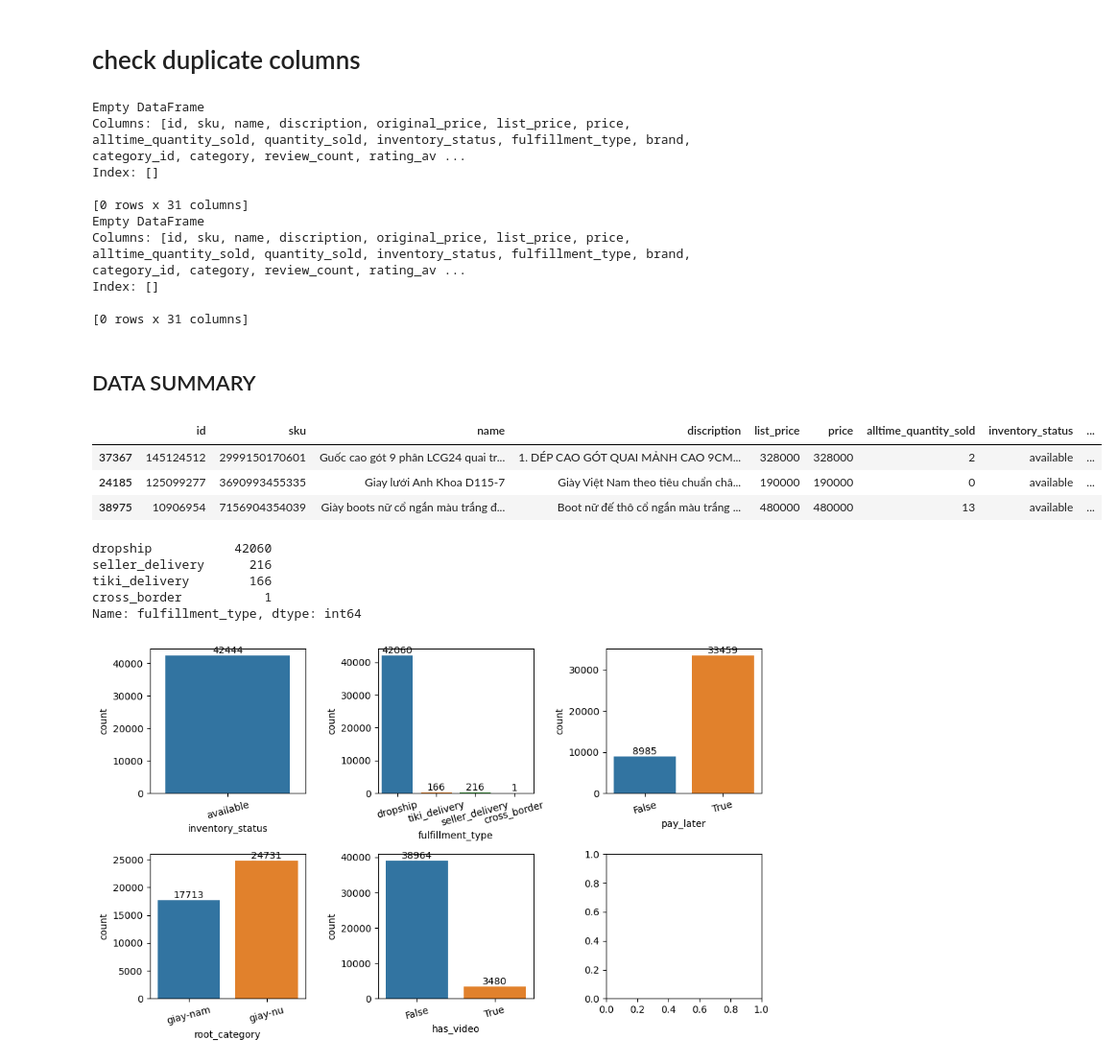
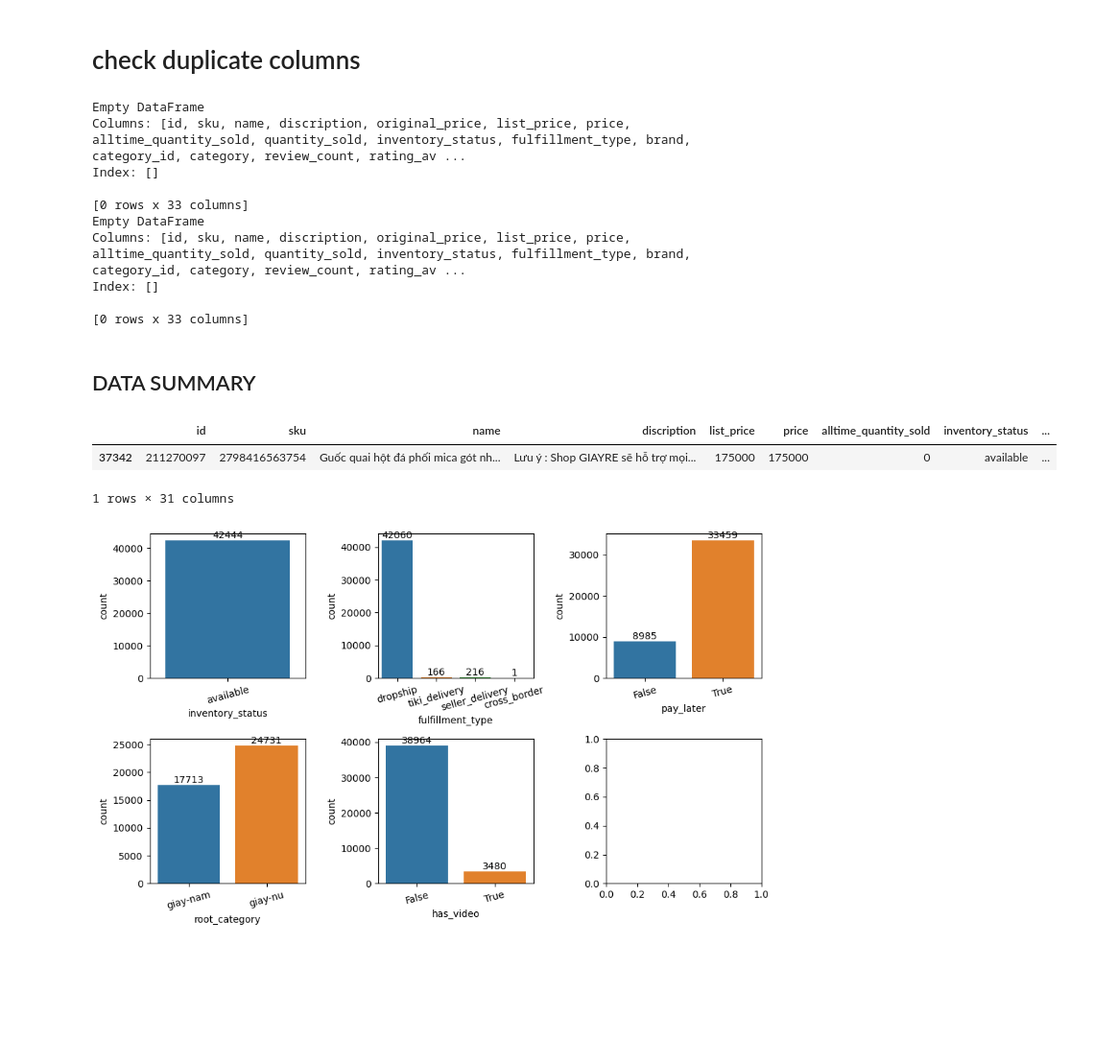
Before and after one commit to minhpham0201/TIKI, a Jupyter notebook: ANALYTICS.ipynb, the cells around one changed output. Shown at 96% size. Cells and saved outputs as stored; diff of their text form; code cells hidden in the pictures; blank space fills up the shorter version.

```diff
--- a/ANALYTICS.ipynb
+++ b/ANALYTICS.ipynb
@@ -9,6 +10,8 @@ pd.set_option('display.max_columns',30)
 # %%
 giay_nam = pd.read_csv('D:\TIKI\giay-nam.csv')
 giay_nu = pd.read_csv('D:\TIKI\giay-nu.csv')
+giay_nam_image_count = pd.read_csv('D:\TIKI\giay-nam-images.csv')
+giay_nu_image_count = pd.read_csv('D:\TIKI\giay-nu-images.csv')
 giay_nam = giay_nam.drop(columns=['Unnamed: 0'])
 giay_nu = giay_nu.drop(columns=['Unnamed: 0'])
 # %%
@@ -23,10 +26,10 @@ giay_nam = giay_nam.drop(columns=['product_id'])
 giay_nu = giay_nu.drop(columns=['product_id'])
 # %%
 #I add tag 'man' / 'woman' into category_name to ensure that there are no identical category name in both table when concatenated later
-giay_nam['category_name'] = 'MAN-'+giay_nam['category_name']
+#giay_nam['category_name'] = 'MAN-'+giay_nam['category_name']
 giay_nam['root_category'] = 'giay-nam'
 
-giay_nu['category_name'] = 'WOMAN-'+giay_nu['category_name']
+#giay_nu['category_name'] = 'WOMAN-'+giay_nu['category_name']
 giay_nu['root_category'] = 'giay-nu'
 # %%
 last_update = '2023-06-18 18:00:00'
@@ -35,6 +38,12 @@ concat_df['last_update'] = pd.to_datetime(last_update)
 concat_df = concat_df.reset_index()
 concat_df = concat_df.drop(columns='index')
 concat_df = concat_df.drop_duplicates(subset=['id'])
+# %%
+#Merge new crawl image count into concat_df
+image_df = pd.concat([giay_nam_image_count,giay_nu_image_count])
+image_df = image_df[['id','max_image']].drop_duplicates()
+
+concat_df = concat_df.merge(image_df,on='id',how='left')
 # %%
 concat_df.sample(3)
 # %% [output]
@@ -108,31 +118,22 @@ Empty DataFrame
 Columns: [id, sku, name, discription, original_price, list_price, price, alltime_quantity_sold, quantity_sold, inventory_status, fulfillment_type, brand, category_id, category, review_count, rating_av ...
 Index: []
 
-[0 rows x 31 columns]
+[0 rows x 33 columns]
 Empty DataFrame
 Columns: [id, sku, name, discription, original_price, list_price, price, alltime_quantity_sold, quantity_sold, inventory_status, fulfillment_type, brand, category_id, category, review_count, rating_av ...
 Index: []
 
-[0 rows x 31 columns]
+[0 rows x 33 columns]
 # %%
 concat_df = concat_df.drop(columns=['quantity_sold','original_price'])
 # %% [markdown]
 ## DATA SUMMARY
 # %%
-concat_df.sample(3)
+concat_df.sample(1)
 # %% [output]
 |  | id | sku | name | discription | list_price | price | alltime_quantity_sold | inventory_status | ... |
-| 37367 | 145124512 | 2999150170601 | Guốc cao gót 9 phân LCG24 quai tr... | 1. DÉP CAO GÓT QUAI MẢNH CAO 9CM... | 328000 | 328000 | 2 | available | ... |
-| 24185 | 125099277 | 3690993455335 | Giay lưới Anh Khoa D115-7 | Giày Việt Nam theo tiêu chuẩn châ... | 190000 | 190000 | 0 | available | ... |
-| 38975 | 10906954 | 7156904354039 | Giày boots nữ cổ ngắn màu trắng đ... | Boot nữ đế thô cổ ngắn màu trắng ... | 480000 | 480000 | 13 | available | ... |
+| 37342 | 211270097 | 2798416563754 | Guốc quai hột đá phối mica gót nh... | Lưu ý : Shop GIAYRE sẽ hỗ trợ mọi... | 175000 | 175000 | 0 | available | ... |
+1 rows × 31 columns
-# %%
-concat_df['fulfillment_type'].value_counts()
-# %% [output]
-dropship           42060
-seller_delivery      216
-tiki_delivery        166
-cross_border           1
-Name: fulfillment_type, dtype: int64
 # %%
 cat_cols = ['inventory_status', 'fulfillment_type', 'pay_later', 'root_category', 'has_video']
 fig, axes = plt.subplots(figsize=(10, 6), nrows=2, ncols=3)
```
Also changed, not shown: parts of 18 cells of this notebook, 2 other files.
